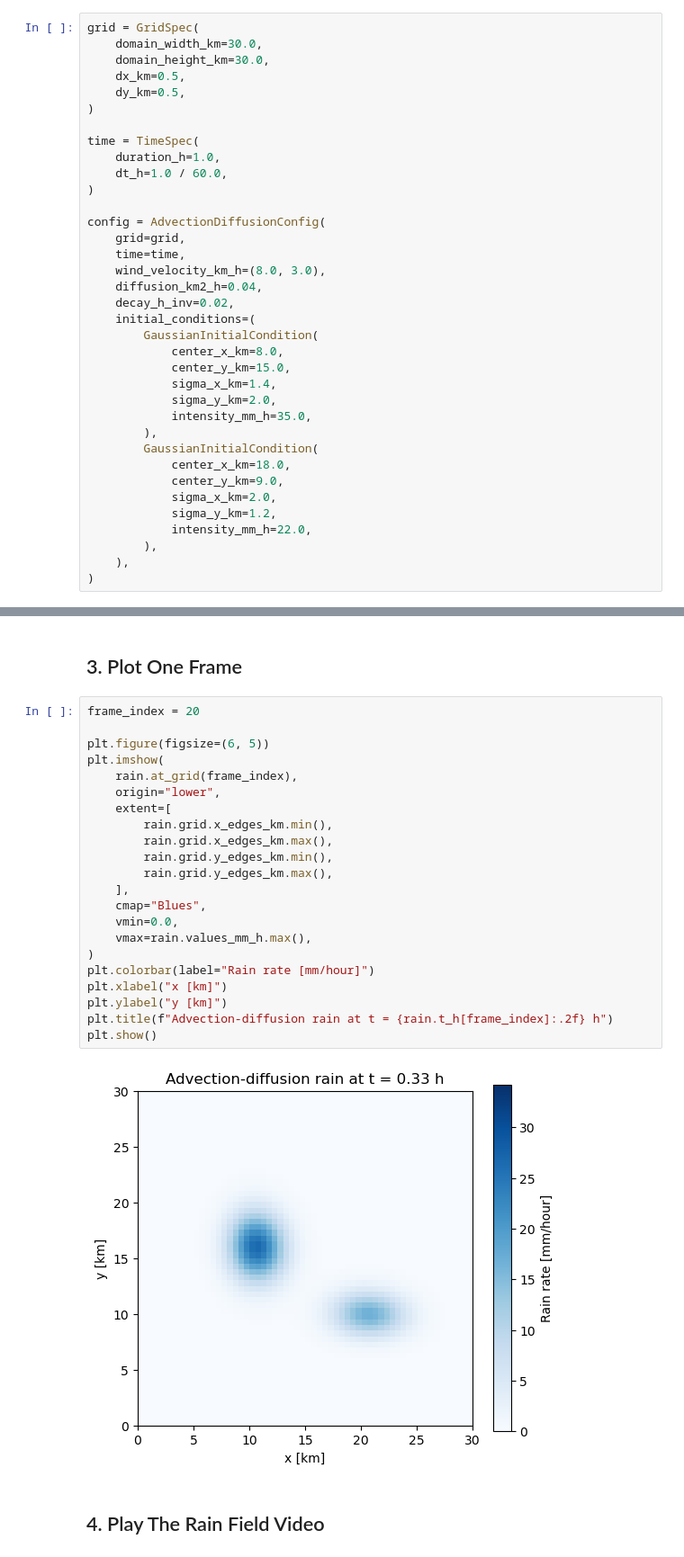
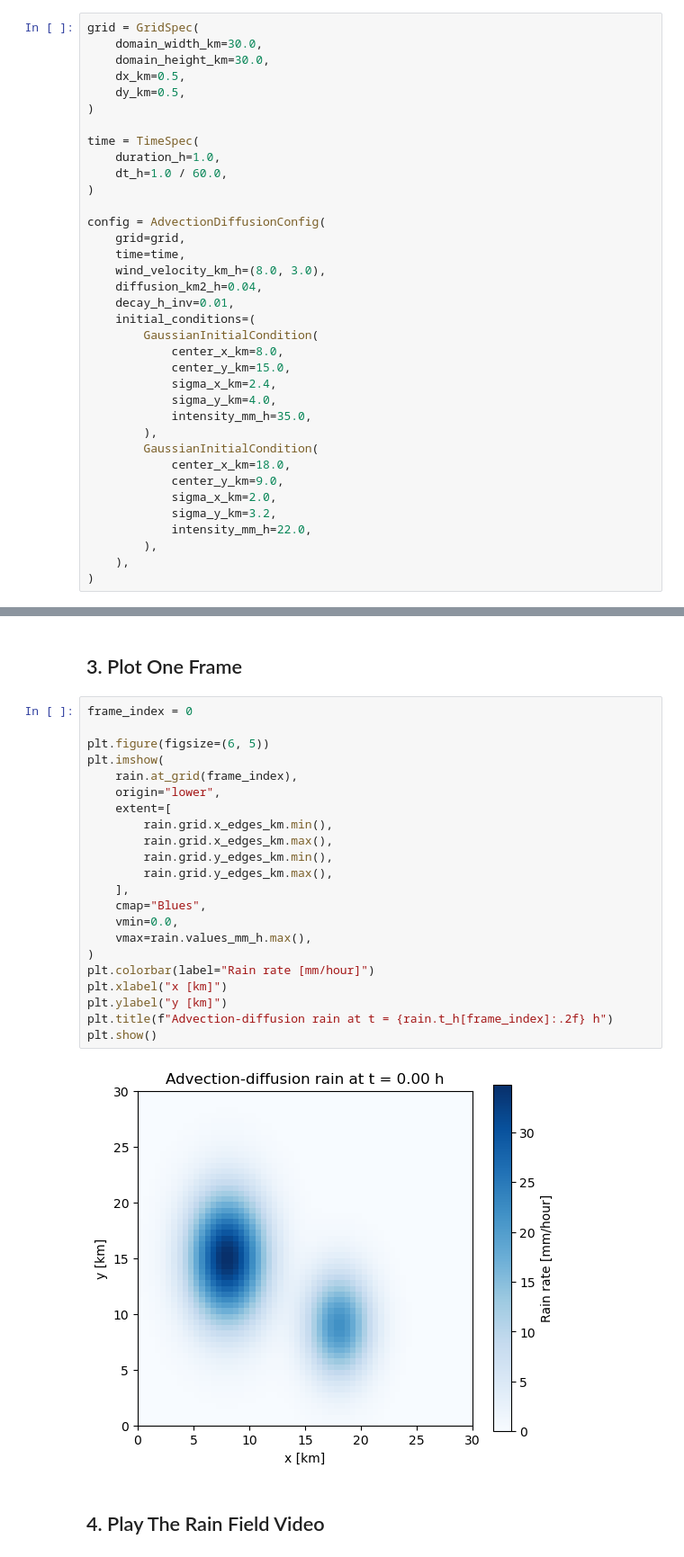
Before and after one commit to NirC1/cml-rain-field-reconstruction, a Jupyter notebook: notebooks/master_pipeline_demo.ipynb, the cells around one changed output, grey strips where cells are left out. Shown at 90% size. Cells and saved outputs as stored; diff of their text form.

```diff
--- a/notebooks/master_pipeline_demo.ipynb
+++ b/notebooks/master_pipeline_demo.ipynb
@@ -89,20 +89,20 @@ config = AdvectionDiffusionConfig(
     time=time,
     wind_velocity_km_h=(8.0, 3.0),
     diffusion_km2_h=0.04,
-    decay_h_inv=0.02,
+    decay_h_inv=0.01,
     initial_conditions=(
         GaussianInitialCondition(
             center_x_km=8.0,
             center_y_km=15.0,
-            sigma_x_km=1.4,
-            sigma_y_km=2.0,
+            sigma_x_km=2.4,
+            sigma_y_km=4.0,
             intensity_mm_h=35.0,
         ),
         GaussianInitialCondition(
             center_x_km=18.0,
             center_y_km=9.0,
             sigma_x_km=2.0,
-            sigma_y_km=1.2,
+            sigma_y_km=3.2,
             intensity_mm_h=22.0,
         ),
     ),
@@ -142,29 +142,29 @@ state-space view: x[k+1] = F x[k], applied matrix-free
 # %% [markdown]
 ## 3. Plot One Frame
 # %%
-frame_index = 20
+frame_index = 0
 
 plt.figure(figsize=(6, 5))
 plt.imshow(
     rain.at_grid(frame_index),
     origin="lower",
     extent=[
         rain.grid.x_edges_km.min(),
         rain.grid.x_edges_km.max(),
         rain.grid.y_edges_km.min(),
         rain.grid.y_edges_km.max(),
     ],
     cmap="Blues",
     vmin=0.0,
     vmax=rain.values_mm_h.max(),
 )
 plt.colorbar(label="Rain rate [mm/hour]")
 plt.xlabel("x [km]")
 plt.ylabel("y [km]")
 plt.title(f"Advection-diffusion rain at t = {rain.t_h[frame_index]:.2f} h")
 plt.show()
 # %% [output]
-[figure, old version]
+[figure, new version]
 # %% [markdown]
 ## 4. Play The Rain Field Video
 # %%
```
Also changed, not shown: parts of 2 cells of this notebook, 1 other file.
